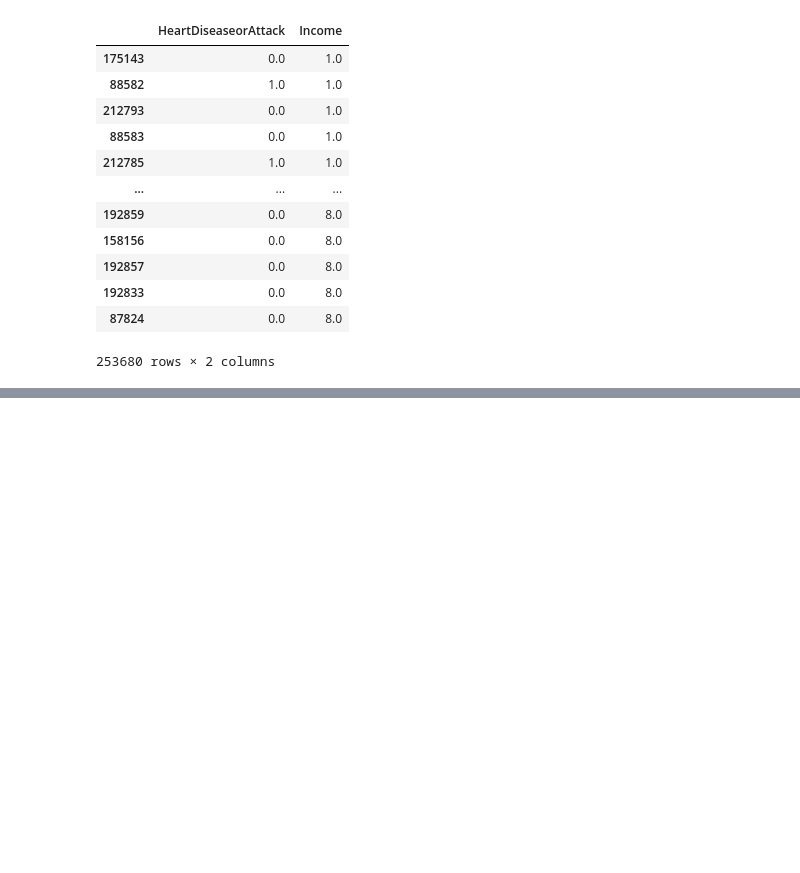
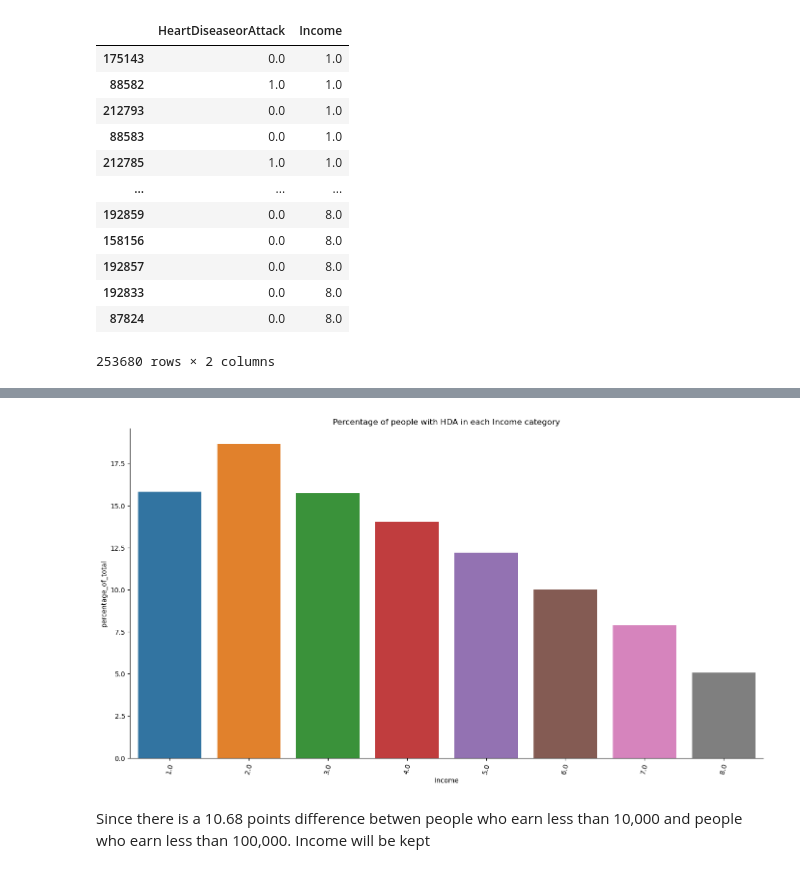
Before and after one commit to MaudGes/Heart_disease_model, a Jupyter notebook: Heart_Disease_EDA.ipynb, the cells around one changed output, grey strips where cells are left out. Cells and saved outputs as stored; diff of their text form; code cells hidden in the pictures; blank space fills up the shorter version.

```diff
--- a/Heart_Disease_EDA.ipynb
+++ b/Heart_Disease_EDA.ipynb
@@ -2470,0 +2446,24 @@ To finish
+# %%
+#Finding out which income categories are in the table
+
+is_there_200_or_more = 11 in nb_of_people_depending_income_level["Income"].values
+
+is_there_200_or_less = 10 in nb_of_people_depending_income_level["Income"].values
+
+is_there_150_or_less = 9 in nb_of_people_depending_income_level["Income"].values
+
+is_there_100_or_less = 8 in nb_of_people_depending_income_level["Income"].values
+
+is_there_75_or_less = 7 in nb_of_people_depending_income_level["Income"].values
+
+is_there_50_or_less = 6 in nb_of_people_depending_income_level["Income"].values
+
+is_there_35_or_less = 5 in nb_of_people_depending_income_level["Income"].values
+
+is_there_25_or_less = 4 in nb_of_people_depending_income_level["Income"].values
+
+is_there_20_or_less = 3 in nb_of_people_depending_income_level["Income"].values
+
+is_there_15_or_less = 2 in nb_of_people_depending_income_level["Income"].values
+
+is_there_10_or_less = 1 in nb_of_people_depending_income_level["Income"].values
@@ -2471,3 +2602,6 @@ To finish
 # %%
-heart_disease_dataset.columns
+#Only keeping people with heart disease to simplify graph reading
+nb_of_people_depending_income_level = nb_of_people_depending_income_level[nb_of_people_depending_income_level["HeartDiseaseorAttack"] == 1 ]
+nb_of_people_depending_income_level.sort_values(by = "percentage_of_total", inplace = True)
+nb_of_people_depending_income_level
 # %% [output]
@@ -2479,0 +2617,9 @@ Index(['HeartDiseaseorAttack', 'HighBP', 'HighChol', 'CholCheck', 'BMI',
+# %%
+g = sns.catplot(kind = "bar", data = nb_of_people_depending_income_level, x = "Income", y = "percentage_of_total").set(title = "Percentage of people with HDA in each Income category")
+g.fig.set_size_inches(16,8)
+plt.xticks(rotation = 75)
+plt.show()
+# %% [output]
+[figure, added]
+# %% [markdown]
+Since there is a 10.68 points difference betwen people who earn less than 10,000 and people who earn less than 100,000. Income will be kept
```
Also changed, not shown: parts of 18 cells of this notebook.
